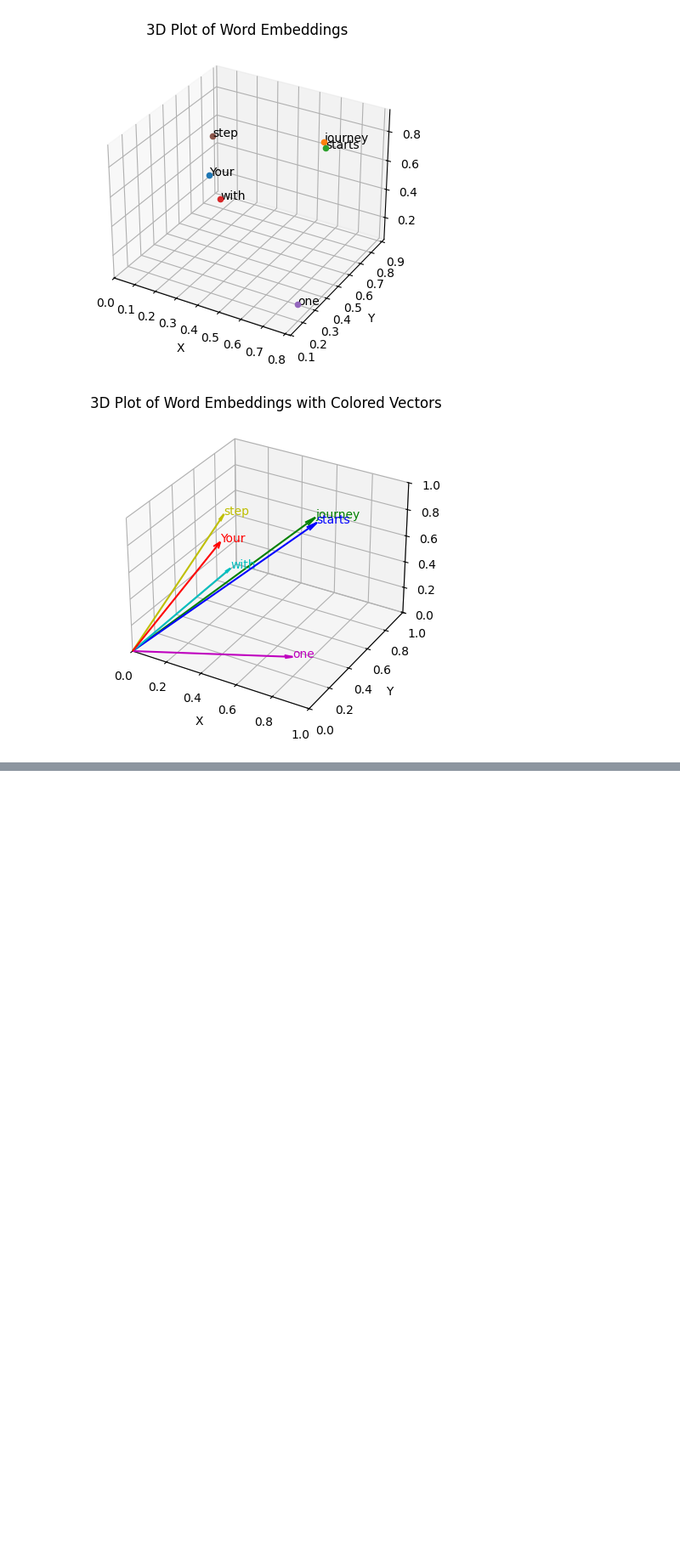
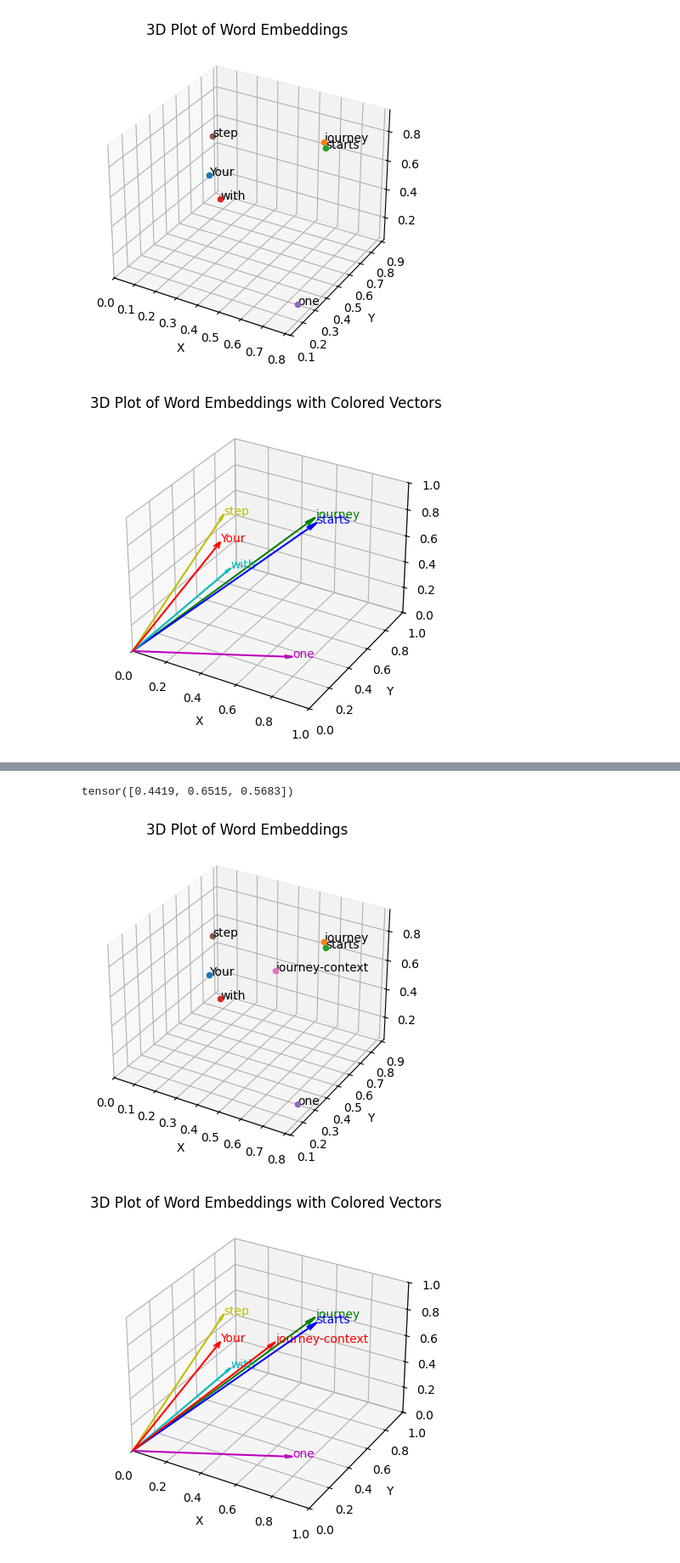
Before and after one commit to Sanfinity/my-deep-learning, a Jupyter notebook: AttentionIsAllYouNeed.ipynb, the cells around one changed output, grey strips where cells are left out. Shown: that part at 85% size. Cells and saved outputs as stored; diff of their text form; code cells hidden in the pictures; blank space fills up the shorter version.

```diff
--- a/AttentionIsAllYouNeed.ipynb
+++ b/AttentionIsAllYouNeed.ipynb
@@ -71,0 +111,77 @@ plt.show()
+# %%
+query = inputs[1] # 2nd input token is the query
+
+context_vec_2 = torch.zeros(query.shape)
+for i,x_i in enumerate(inputs):
+    context_vec_2 += attn_weights_2[i]*x_i
+
+print(context_vec_2)
+# %% [output]
+tensor([0.4419, 0.6515, 0.5683])
+# %%
+import matplotlib.pyplot as plt
+from mpl_toolkits.mplot3d import Axes3D
+
+inputs = torch.tensor(
+  [[0.43, 0.15, 0.89], # Your     (x^1)
+   [0.55, 0.87, 0.66], # journey  (x^2)
+   [0.57, 0.85, 0.64], # starts   (x^3)
+   [0.22, 0.58, 0.33], # with     (x^4)
+   [0.77, 0.25, 0.10], # one      (x^5)
+   [0.05, 0.80, 0.55], # step     (x^6)
+   [0.4419, 0.6515, 0.5683]]
+)
+
+# Corresponding words
+words = ['Your', 'journey', 'starts', 'with', 'one', 'step', 'journey-context']
+
+# Extract x, y, z coordinates
+x_coords = inputs[:, 0].numpy()
+y_coords = inputs[:, 1].numpy()
+z_coords = inputs[:, 2].numpy()
+
+# Create 3D plot
+fig = plt.figure()
+ax = fig.add_subplot(111, projection='3d')
+
+# Plot each point and annotate with corresponding word
+for x, y, z, word in zip(x_coords, y_coords, z_coords, words):
+    ax.scatter(x, y, z)
+    ax.text(x, y, z, word, fontsize=10)
+
+# Set labels for axes
+ax.set_xlabel('X')
+ax.set_ylabel('Y')
+ax.set_zlabel('Z')
+
+plt.title('3D Plot of Word Embeddings')
+plt.show()
+
+# Create 3D plot with vectors from origin to each point, using different colors
+fig = plt.figure()
+ax = fig.add_subplot(111, projection='3d')
+
+# Define a list of colors for the vectors
+colors = ['r', 'g', 'b', 'c', 'm', 'y', 'r']
+
+# Plot each vector with a different color and annotate with the corresponding word
+for (x, y, z, word, color) in zip(x_coords, y_coords, z_coords, words, colors):
+    # Draw vector from origin to the point (x, y, z) with specified color and smaller arrow length ratio
+    ax.quiver(0, 0, 0, x, y, z, color=color, arrow_length_ratio=0.05)
+    ax.text(x, y, z, word, fontsize=10, color=color)
+
+# Set labels for axes
+ax.set_xlabel('X')
+ax.set_ylabel('Y')
+ax.set_zlabel('Z')
+
+# Set plot limits to keep arrows within the plot boundaries
+ax.set_xlim([0, 1])
+ax.set_ylim([0, 1])
+ax.set_zlim([0, 1])
+
+plt.title('3D Plot of Word Embeddings with Colored Vectors')
+plt.show()
+# %% [output]
+[figure, added]
+[figure, added]
```
Also changed, not shown: parts of 17 cells of this notebook.
